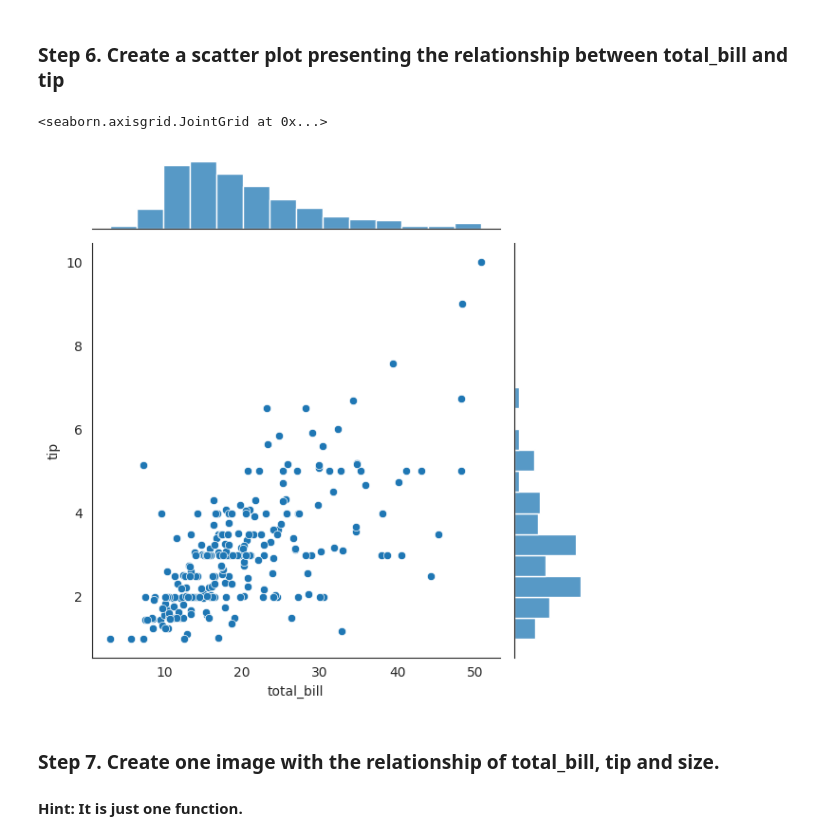
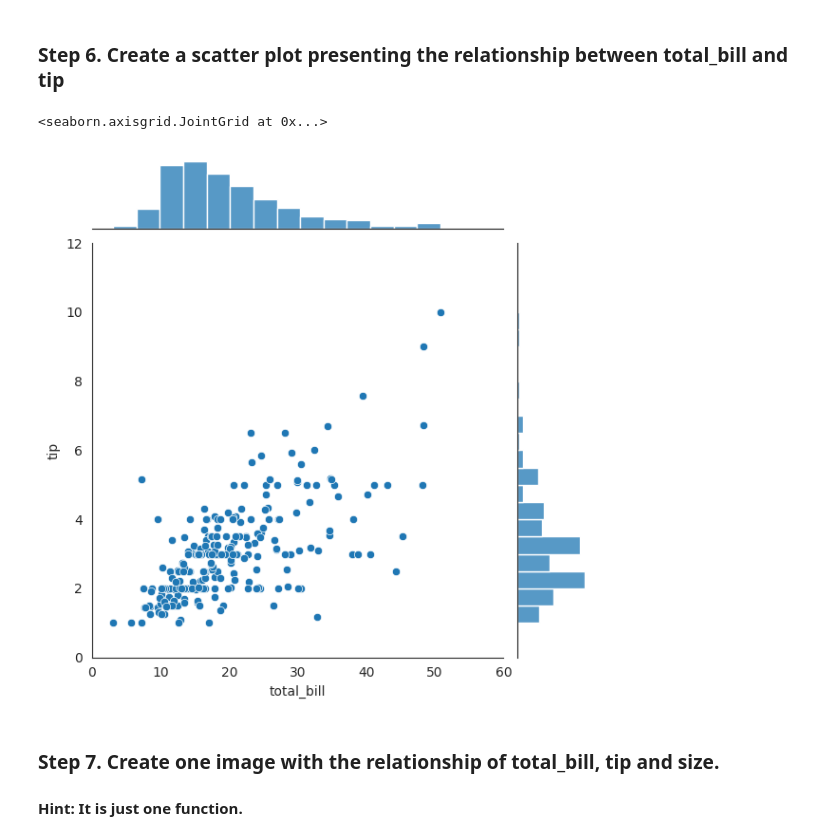
Before and after one commit to omj3424/Python_Programming_Study, a Jupyter notebook: pandas_exercises/07_Visualization/Tips/Exercises.ipynb, the cells around one changed output. Saved outputs shown, nothing was run; the diff lists cells and outputs as text; code cells hidden in the pictures.

```diff
--- a/pandas_exercises/07_Visualization/Tips/Exercises.ipynb
+++ b/pandas_exercises/07_Visualization/Tips/Exercises.ipynb
@@ -87,16 +87,10 @@ https://gist.github.com/mwaskom/de44147ed2974457ad6372750bbe5751
 # %% [markdown]
 ### Step 6. Create a scatter plot presenting the relationship between total_bill and tip
 # %%
-sns.jointplot(x="total_bill", y="tip", data=tips)
-
-#bwbill = sns.jointplot(x=tips.total_bill, y=tips.tip)
-
-#bwbill.set(xlim=(0, 60), ylim=(0, 12))
-
-#sns.despine()
+sns.jointplot(x=tips.total_bill, y=tips.tip, xlim=(0, 60), ylim=(0, 12))
 # %% [output]
 <seaborn.axisgrid.JointGrid at 0x...>
-[figure, old version]
+[figure, new version]
 # %% [markdown]
 ### Step 7.  Create one image with the relationship of total_bill, tip and size.
 #### Hint: It is just one function.
```
Also changed, not shown: parts of 6 cells of this notebook.
